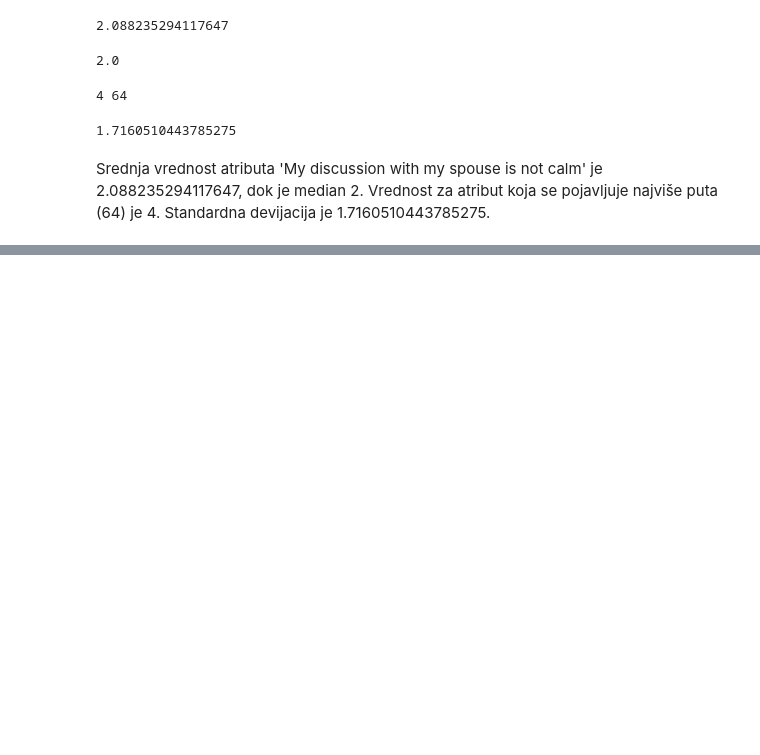
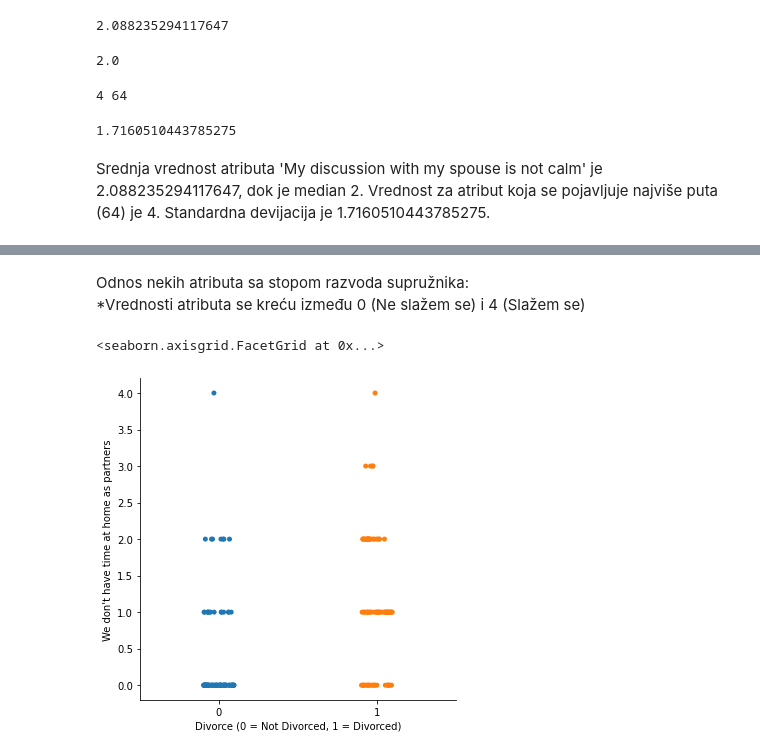
Before and after one commit to NinaLazarevic/DivorcePrediction, a Jupyter notebook: Divorce Prediction.ipynb, the cells around one changed output, grey strips where cells are left out. Saved outputs shown, nothing was run; the diff lists cells and outputs as text; code cells hidden in the pictures; blank space fills up the shorter version.

```diff
--- a/Divorce Prediction.ipynb
+++ b/Divorce Prediction.ipynb
@@ -257,0 +270,9 @@ Srednja vrednost atributa 'My discussion with my spouse is not calm' je 2.088235
+# %% [markdown]
+Odnos nekih atributa sa stopom razvoda supružnika:
+*Vrednosti atributa se kreću između 0 (Ne slažem se) i 4 (Slažem se)
+# %%
+spouse_time_ax = sns.catplot(x="Class", y = "Atr6", hue ="Class", data=divorce_data, col_order = [0, 1])
+spouse_time_ax.set(ylabel = 'We don\'t have time at home as partners', xlabel = 'Divorce (0 = Not Divorced, 1 = Divorced)')
+# %% [output]
+<seaborn.axisgrid.FacetGrid at 0x...>
+[figure, added]
```
Also changed, not shown: parts of 11 cells of this notebook.
